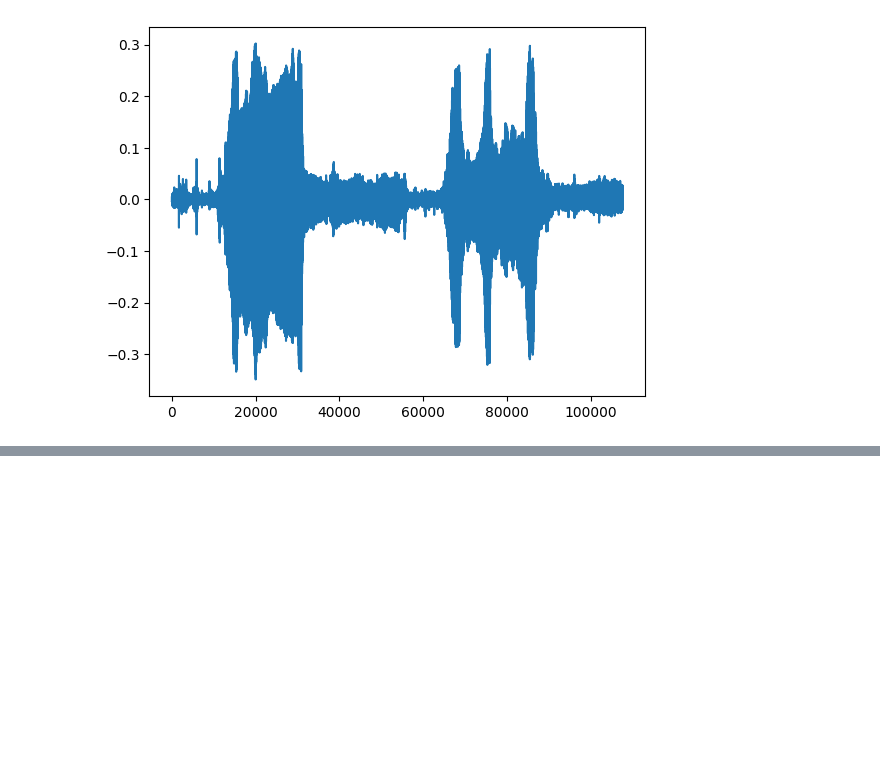
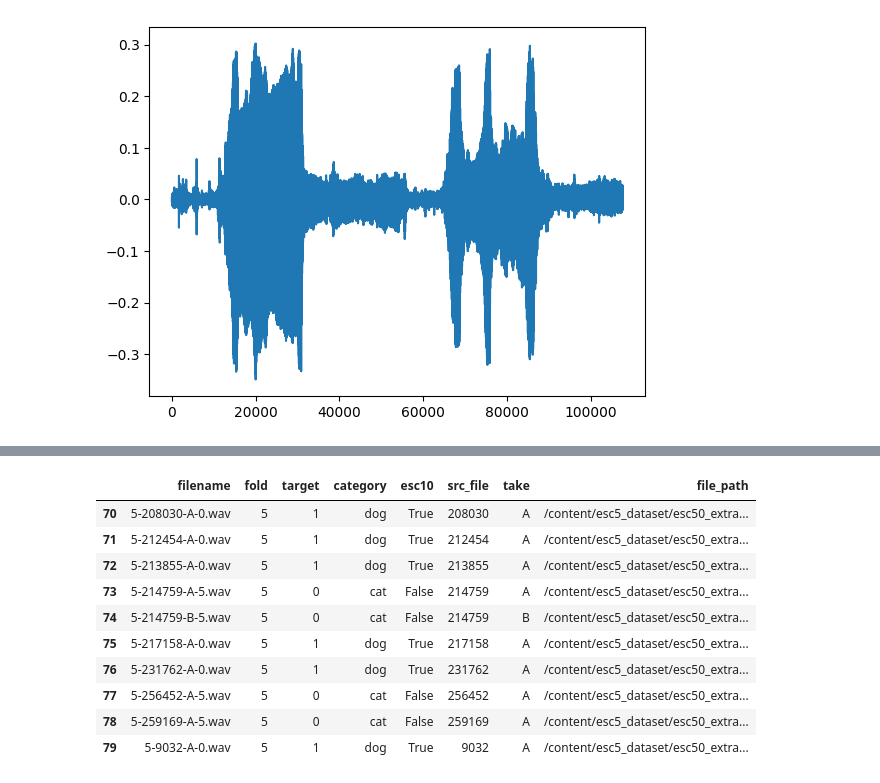
Before and after one commit to mjmousavi97/Deep-Learning, a Jupyter notebook: src/CTC Loss AND Audio Data/Transferlaerning_YamNet.ipynb, the cells around one changed output, grey strips where cells are left out. Saved outputs shown, nothing was run; the diff lists cells and outputs as text; code cells hidden in the pictures; blank space fills up the shorter version.

```diff
--- a/src/CTC Loss AND Audio Data/Transferlaerning_YamNet.ipynb
+++ b/src/CTC Loss AND Audio Data/Transferlaerning_YamNet.ipynb
@@ -79,0 +260,14 @@ plt.plot(waveform)
+# %%
+filtered_esc_csv_file.tail(10)
+# %% [output]
+|  | filename | fold | target | category | esc10 | src_file | take | file_path |
+| 70 | 5-208030-A-0.wav | 5 | 1 | dog | True | 208030 | A | /content/esc5_dataset/esc50_extra... |
+| 71 | 5-212454-A-0.wav | 5 | 1 | dog | True | 212454 | A | /content/esc5_dataset/esc50_extra... |
+| 72 | 5-213855-A-0.wav | 5 | 1 | dog | True | 213855 | A | /content/esc5_dataset/esc50_extra... |
+| 73 | 5-214759-A-5.wav | 5 | 0 | cat | False | 214759 | A | /content/esc5_dataset/esc50_extra... |
+| 74 | 5-214759-B-5.wav | 5 | 0 | cat | False | 214759 | B | /content/esc5_dataset/esc50_extra... |
+| 75 | 5-217158-A-0.wav | 5 | 1 | dog | True | 217158 | A | /content/esc5_dataset/esc50_extra... |
+| 76 | 5-231762-A-0.wav | 5 | 1 | dog | True | 231762 | A | /content/esc5_dataset/esc50_extra... |
+| 77 | 5-256452-A-5.wav | 5 | 0 | cat | False | 256452 | A | /content/esc5_dataset/esc50_extra... |
+| 78 | 5-259169-A-5.wav | 5 | 0 | cat | False | 259169 | A | /content/esc5_dataset/esc50_extra... |
+| 79 | 5-9032-A-0.wav | 5 | 1 | dog | True | 9032 | A | /content/esc5_dataset/esc50_extra... |
```
Also changed, not shown: parts of 20 cells of this notebook.
